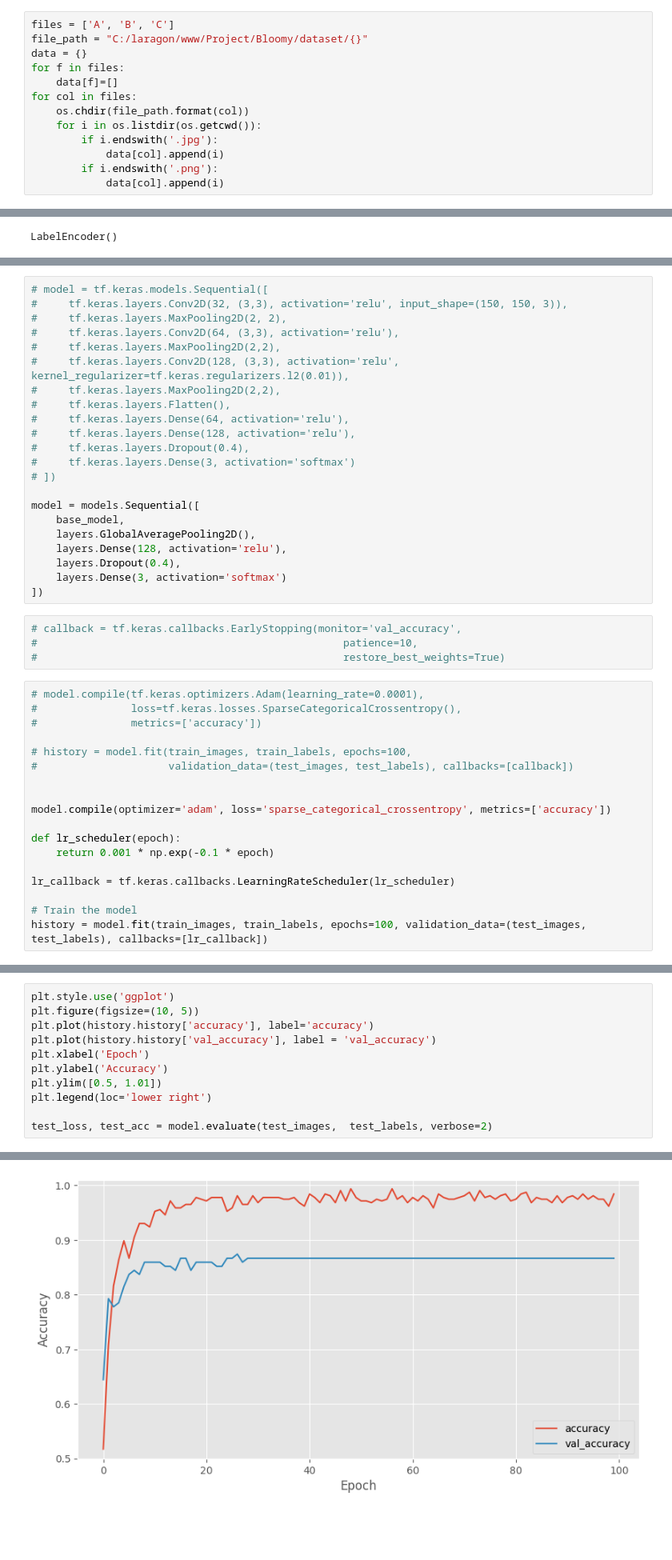
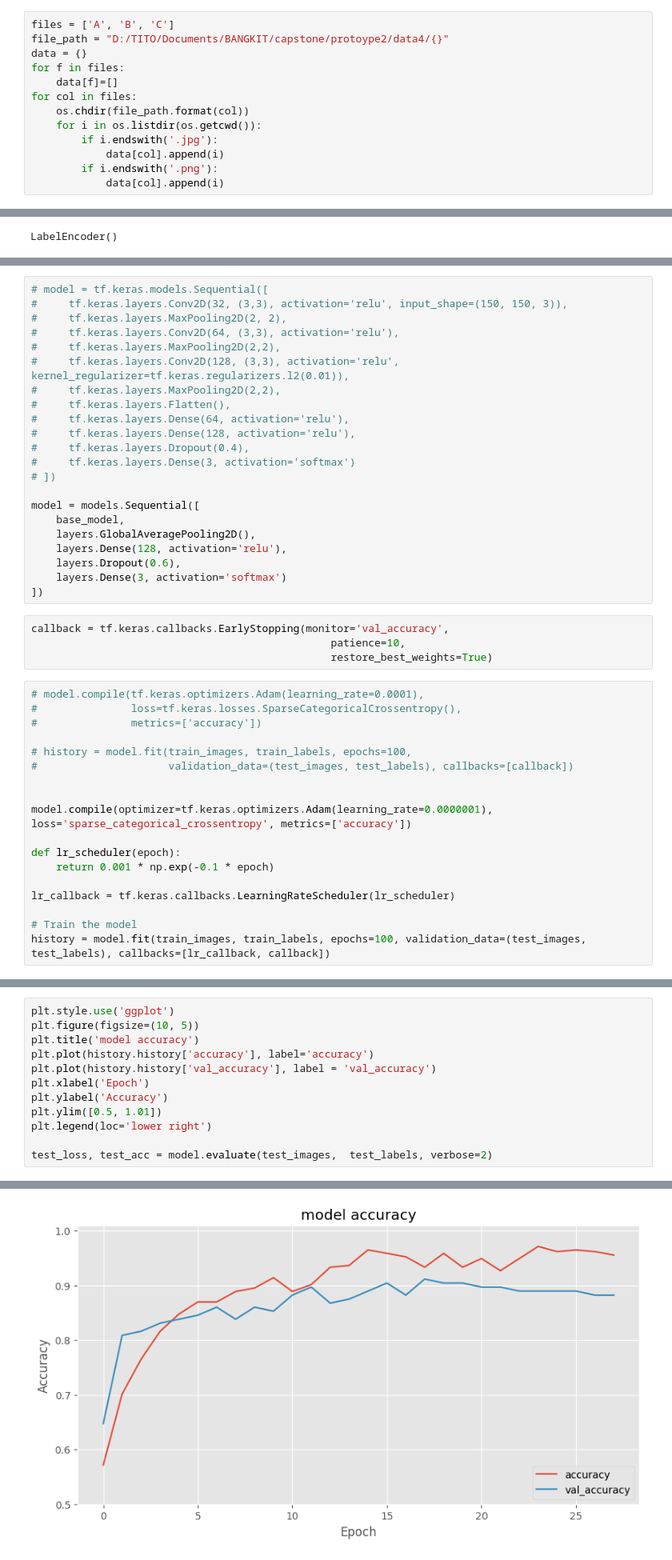
Before and after one commit to Bloomy-Bangkit/bloomy-fishgrading, a Jupyter notebook: fishgrading.ipynb, the cells around one changed output, grey strips where cells are left out. Shown at 80% size. Cells and saved outputs as stored; diff of their text form; blank space fills up the shorter version.

Commit message:
Improving model accuracy

```diff
--- a/fishgrading.ipynb
+++ b/fishgrading.ipynb
@@ -26,7 +26,7 @@ width = 150
 height = 150
 # %%
 files = ['A', 'B', 'C']
-file_path = "C:/laragon/www/Project/Bloomy/dataset/{}"
+file_path = "D:/TITO/Documents/BANGKIT/capstone/protoype2/data4/{}"
 data = {}
 for f in files:
     data[f]=[]
@@ -146,13 +142,13 @@ model = models.Sequential([
     base_model,
     layers.GlobalAveragePooling2D(),
     layers.Dense(128, activation='relu'),
-    layers.Dropout(0.4),
+    layers.Dropout(0.6),
     layers.Dense(3, activation='softmax')
 ])
 # %%
-# callback = tf.keras.callbacks.EarlyStopping(monitor='val_accuracy',
-#                                                 patience=10,
-#                                                 restore_best_weights=True)
+callback = tf.keras.callbacks.EarlyStopping(monitor='val_accuracy',
+                                                patience=10,
+                                                restore_best_weights=True)
 # %%
 # model.compile(tf.keras.optimizers.Adam(learning_rate=0.0001),
 #               loss=tf.keras.losses.SparseCategoricalCrossentropy(),
@@ -162,7 +158,7 @@ model = models.Sequential([
 #                     validation_data=(test_images, test_labels), callbacks=[callback])
 
 
-model.compile(optimizer='adam', loss='sparse_categorical_crossentropy', metrics=['accuracy'])
+model.compile(optimizer=tf.keras.optimizers.Adam(learning_rate=0.0000001), loss='sparse_categorical_crossentropy', metrics=['accuracy'])
 
 def lr_scheduler(epoch):
     return 0.001 * np.exp(-0.1 * epoch)
@@ -170,6 +166,6 @@ def lr_scheduler(epoch):
 lr_callback = tf.keras.callbacks.LearningRateScheduler(lr_scheduler)
 
 # Train the model
-history = model.fit(train_images, train_labels, epochs=100, validation_data=(test_images, test_labels), callbacks=[lr_callback])
+history = model.fit(train_images, train_labels, epochs=100, validation_data=(test_images, test_labels), callbacks=[lr_callback, callback])
 # %% [output]
 Epoch 1/100
@@ -192,6 +188,7 @@ Epoch 100/100
 # %%
 plt.style.use('ggplot')
 plt.figure(figsize=(10, 5))
+plt.title('model accuracy')
 plt.plot(history.history['accuracy'], label='accuracy')
 plt.plot(history.history['val_accuracy'], label = 'val_accuracy')
 plt.xlabel('Epoch')
@@ -205 +202 @@ test_loss, test_acc = model.evaluate(test_images,  test_labels, verbose=2)
-[figure, old version]
+[figure, new version]
```
Also changed, not shown: parts of 16 cells of this notebook.
